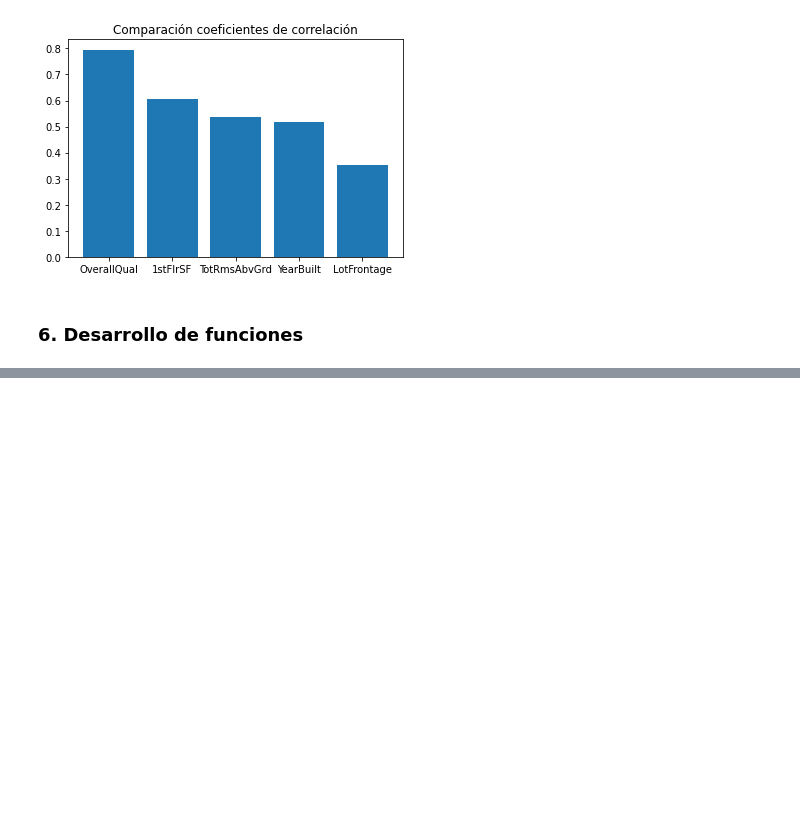
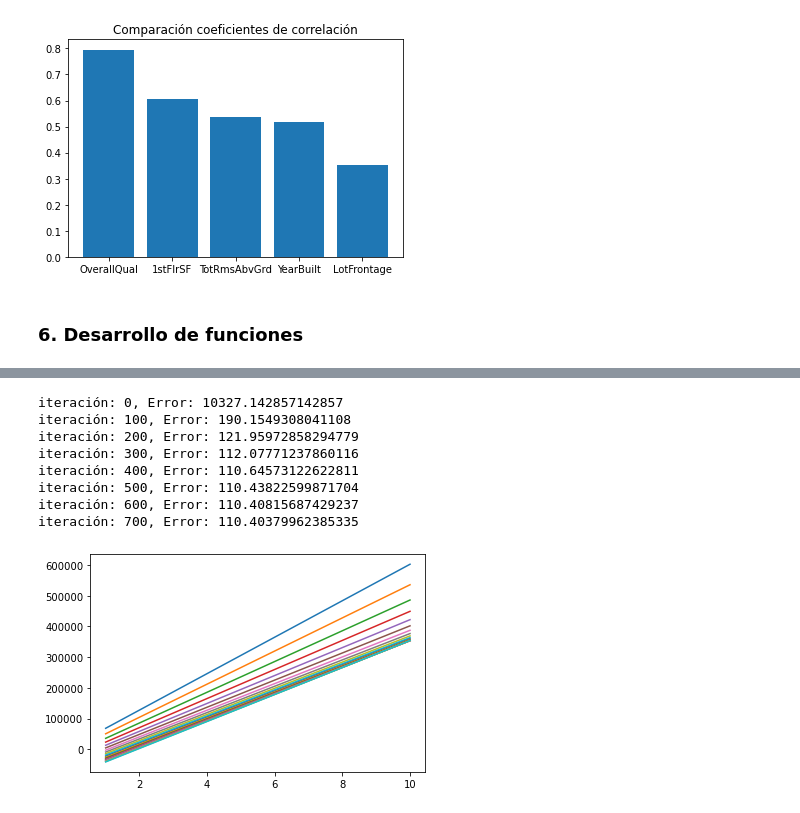
Before and after one commit to meuca/DS_Python, a Jupyter notebook: ProyectoPython/ProyectoFinal.ipynb, the cells around one changed output, grey strips where cells are left out. Cells and saved outputs as stored; diff of their text form; code cells hidden in the pictures; blank space fills up the shorter version.

Commit message:
Agregando funcion de graficacion de evolucion del modelo

```diff
--- a/ProyectoPython/ProyectoFinal.ipynb
+++ b/ProyectoPython/ProyectoFinal.ipynb
@@ -186,0 +191,30 @@ iteración: 1000, Error: 2315921800.920251
+# %%
+mod2, e2 = linearRegressionGradeDescend([1,2,3,4,5,6,7],[74,79,80,90,105,142,122], 700,100,0.05)
+
+def graphModelEvolution(x, models, n):
+    xFirst, xLast = np.nanmin(x), np.nanmax(x)
+    models = np.array(models)
+    for i in range(0, models.shape[0]-1, n):
+        independent = np.array([xFirst, xLast])
+        dependent = np.array([
+            np.dot(models[i], np.array([xFirst, 1]))[0],
+            np.dot(models[i], np.array([xLast, 1]))[0],
+        ])
+        plt.plot(independent, dependent)
+    plt.show()
+
+
+
+
+
+graphModelEvolution(trainingData['OverallQual'], mod, 50)
+# %% [output]
+iteración: 0, Error: 10327.142857142857
+iteración: 100, Error: 190.1549308041108
+iteración: 200, Error: 121.95972858294779
+iteración: 300, Error: 112.07771237860116
+iteración: 400, Error: 110.64573122622811
+iteración: 500, Error: 110.43822599871704
+iteración: 600, Error: 110.40815687429237
+iteración: 700, Error: 110.40379962385335
+[figure, added]
```
Also changed, not shown: parts of 5 cells of this notebook.
